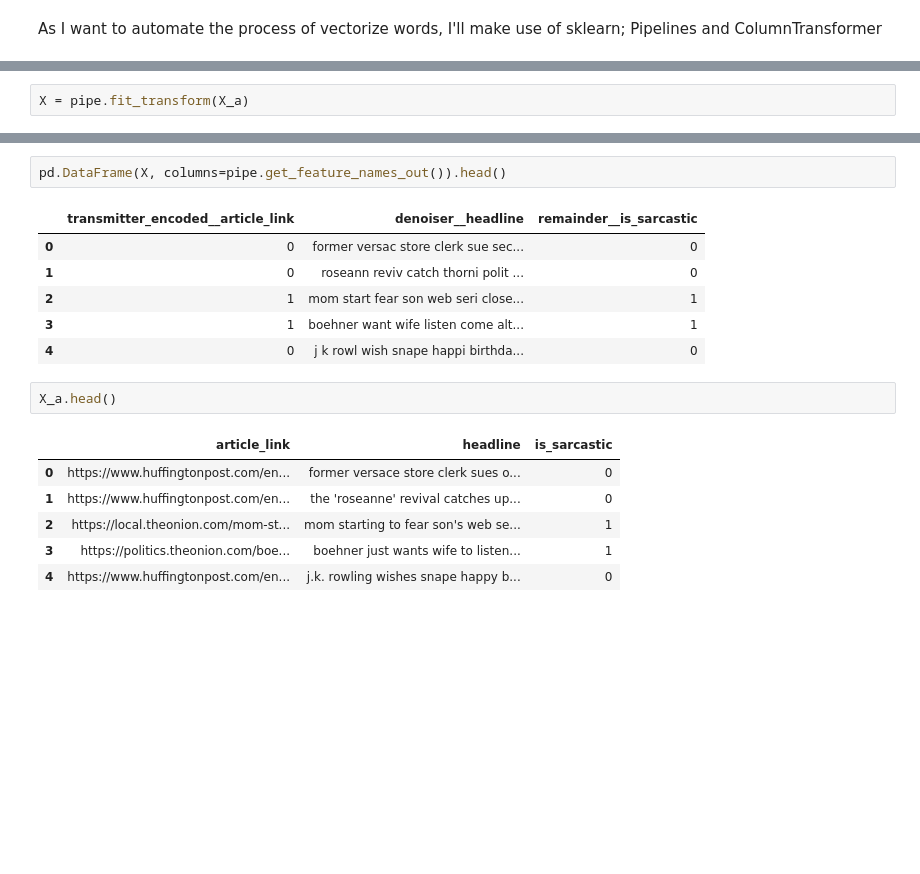
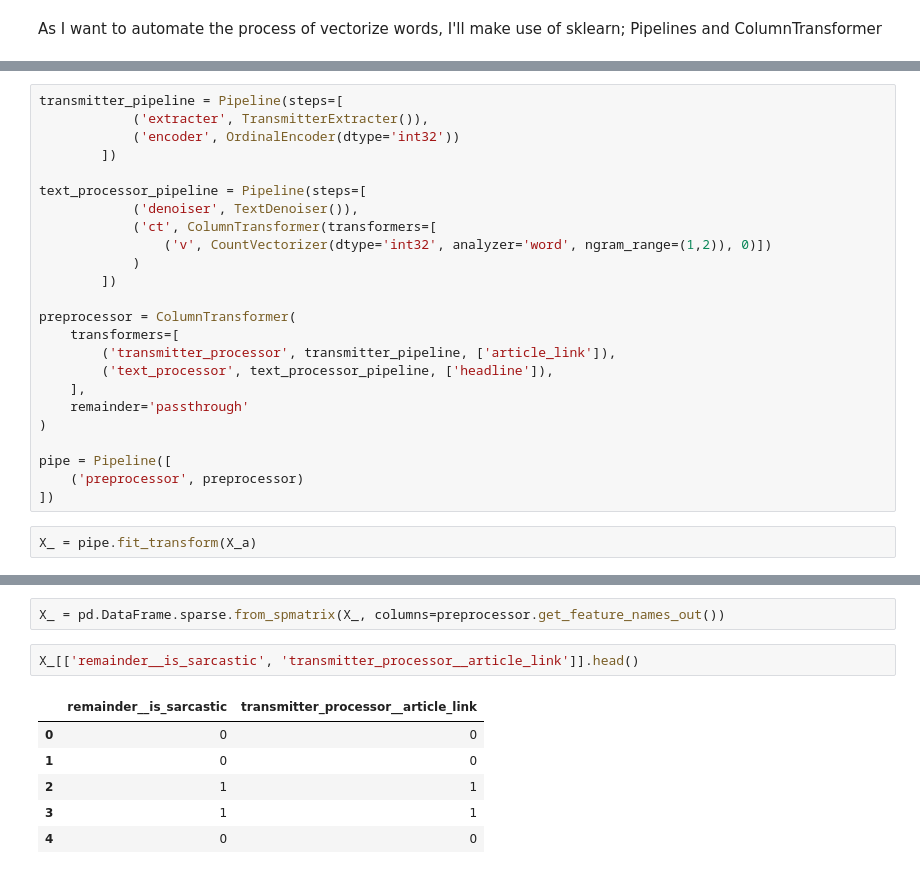
Before and after one commit to wilberquito/Sarcasm-Detector, a Jupyter notebook: detection.ipynb, the cells around one changed output, grey strips where cells are left out. Saved outputs shown, nothing was run; the diff lists cells and outputs as text; blank space fills up the shorter version.

Commit message:
Pipeline to map row data into model legible

```diff
--- a/detection.ipynb
+++ b/detection.ipynb
@@ -402,5 +409,29 @@ sparse_headline.shape
+# %%
+transmitter_pipeline = Pipeline(steps=[
+            ('extracter', TransmitterExtracter()),
+            ('encoder', OrdinalEncoder(dtype='int32'))
+        ])
+
+text_processor_pipeline = Pipeline(steps=[
+            ('denoiser', TextDenoiser()),
+            ('ct', ColumnTransformer(transformers=[
+                ('v', CountVectorizer(dtype='int32', analyzer='word', ngram_range=(1,2)), 0)])
+            )
+        ])
+
+preprocessor = ColumnTransformer(
+    transformers=[
+        ('transmitter_processor', transmitter_pipeline, ['article_link']),
+        ('text_processor', text_processor_pipeline, ['headline']),
+    ],
+    remainder='passthrough'
+)
+
+pipe = Pipeline([
+    ('preprocessor', preprocessor)
+])
 # %%
-X = pipe.fit_transform(X_a)
+X_ = pipe.fit_transform(X_a)
 # %% [output]
 training transmitter extracter...
 transforming transmitter extracter...
@@ -416,18 +456,11 @@ array(['transmitter_encoded__article_link', 'denoiser__headline',
-# %%
-pd.DataFrame(X, columns=pipe.get_feature_names_out()).head()
-# %% [output]
-|  | transmitter_encoded__article_link | denoiser__headline | remainder__is_sarcastic |
-| 0 | 0 | former versac store clerk sue sec... | 0 |
-| 1 | 0 | roseann reviv catch thorni polit ... | 0 |
-| 2 | 1 | mom start fear son web seri close... | 1 |
-| 3 | 1 | boehner want wife listen come alt... | 1 |
-| 4 | 0 | j k rowl wish snape happi birthda... | 0 |
-# %%
-X_a.head()
-# %% [output]
-|  | article_link | headline | is_sarcastic |
-| 0 | https://www.huffingtonpost.com/en... | former versace store clerk sues o... | 0 |
-| 1 | https://www.huffingtonpost.com/en... | the 'roseanne' revival catches up... | 0 |
-| 2 | https://local.theonion.com/mom-st... | mom starting to fear son's web se... | 1 |
-| 3 | https://politics.theonion.com/boe... | boehner just wants wife to listen... | 1 |
-| 4 | https://www.huffingtonpost.com/en... | j.k. rowling wishes snape happy b... | 0 |
+# %%
+X_ = pd.DataFrame.sparse.from_spmatrix(X_, columns=preprocessor.get_feature_names_out())
+# %%
+X_[['remainder__is_sarcastic', 'transmitter_processor__article_link']].head()
+# %% [output]
+|  | remainder__is_sarcastic | transmitter_processor__article_link |
+| 0 | 0 | 0 |
+| 1 | 0 | 0 |
+| 2 | 1 | 1 |
+| 3 | 1 | 1 |
+| 4 | 0 | 0 |
```
Also changed, not shown: parts of 27 cells of this notebook.
